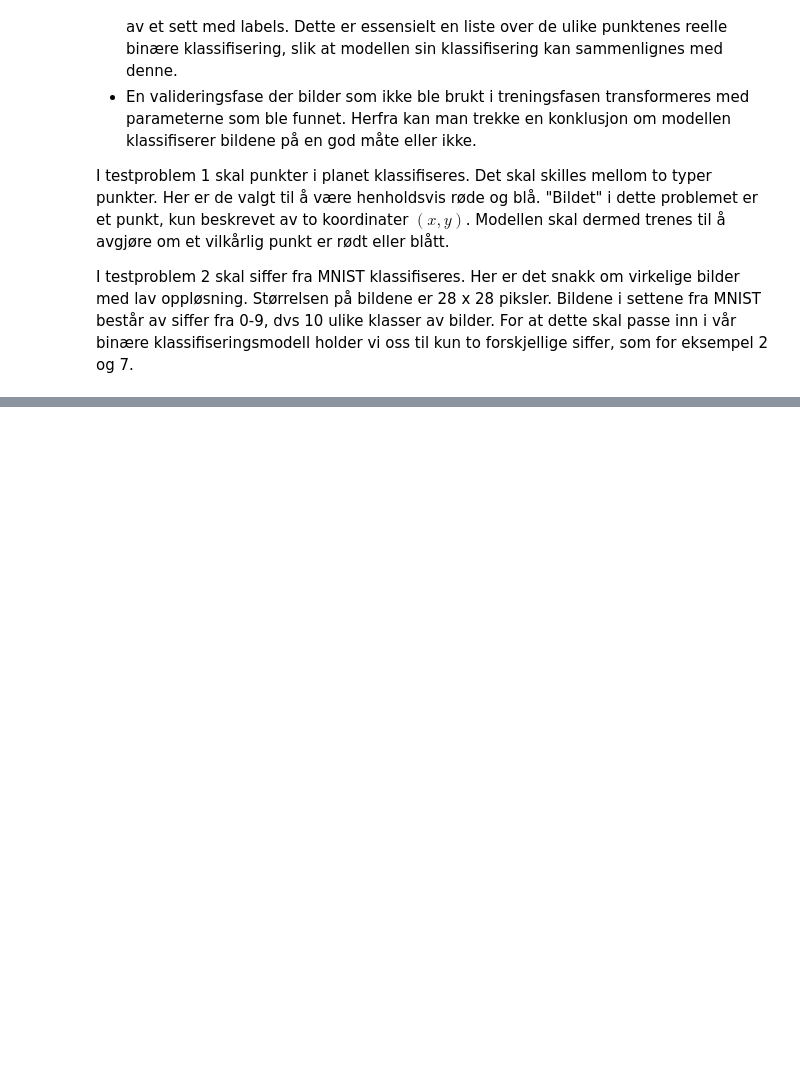
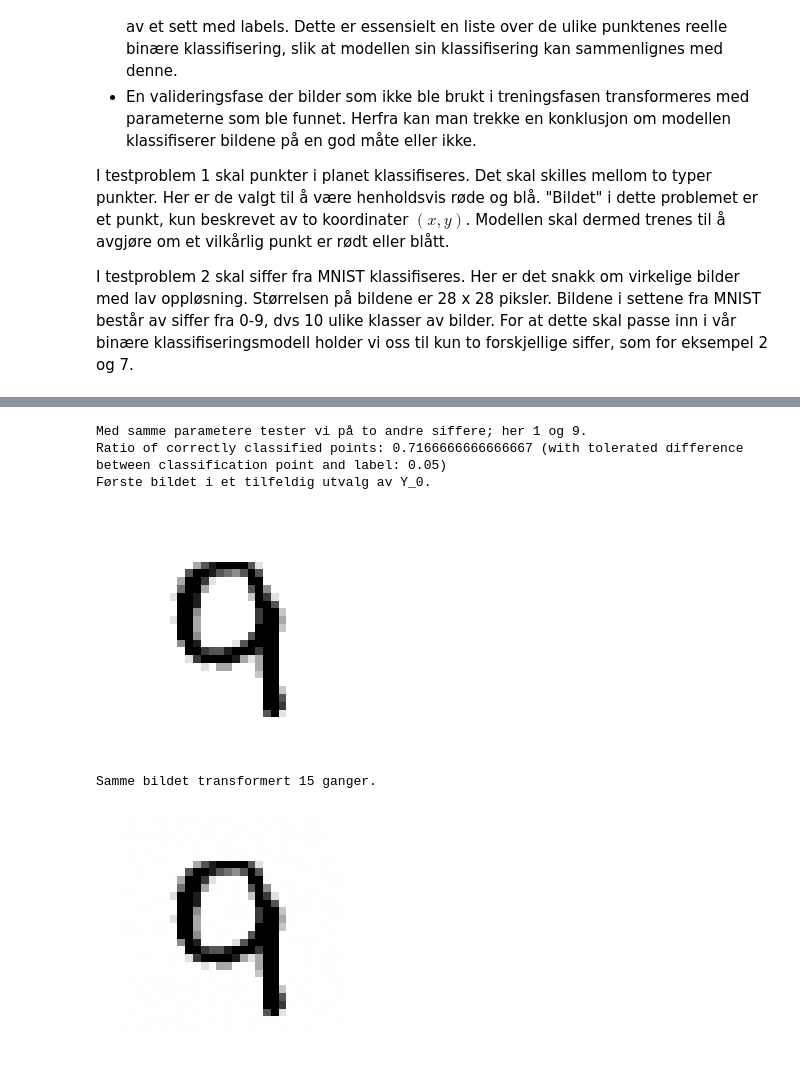
Before and after one commit to josteinklogetvedt/jostein, a Jupyter notebook: Vitber_TMA4320/Vitber_prosjekt2/Vitber_prosjekt2.ipynb, the cells around one changed output, grey strips where cells are left out. Cells and saved outputs as stored; diff of their text form; code cells hidden in the pictures; blank space fills up the shorter version.

```diff
--- a/Vitber_TMA4320/Vitber_prosjekt2/Vitber_prosjekt2.ipynb
+++ b/Vitber_TMA4320/Vitber_prosjekt2/Vitber_prosjekt2.ipynb
@@ -315,0 +318,23 @@ Images from Y_k
+# %%
+print("Med samme parametere tester vi på to andre siffere; her 1 og 9.")
+
+chunk = 600
+Y_0, c = get_dataset("testing", 1, 9)
+Y_0_test, c_test = stochastic_gradient_descent(Y_0, c, len(Y_0[0,:]), chunk)
+Y_Kk_test, Z_test = test_parameters(Y_0_test, h, K, d, chunk, "parameters_images.txt")
+
+print_successrate(Z_test,c_test, tol=0.05)
+
+
+print("Første bildet i et tilfeldig utvalg av Y_0.")
+show_image(Y_0_test, 1)
+
+print("Samme bildet transformert", K, "ganger.")
+show_image(Y_Kk_test[-1], 1)
+# %% [output]
+Med samme parametere tester vi på to andre siffere; her 1 og 9.
+Ratio of correctly classified points: 0.7166666666666667 (with tolerated difference between classification point and label: 0.05)
+Første bildet i et tilfeldig utvalg av Y_0.
+[figure, added]
+Samme bildet transformert 15 ganger.
+[figure, added]
```
Also changed, not shown: parts of 16 cells of this notebook.
